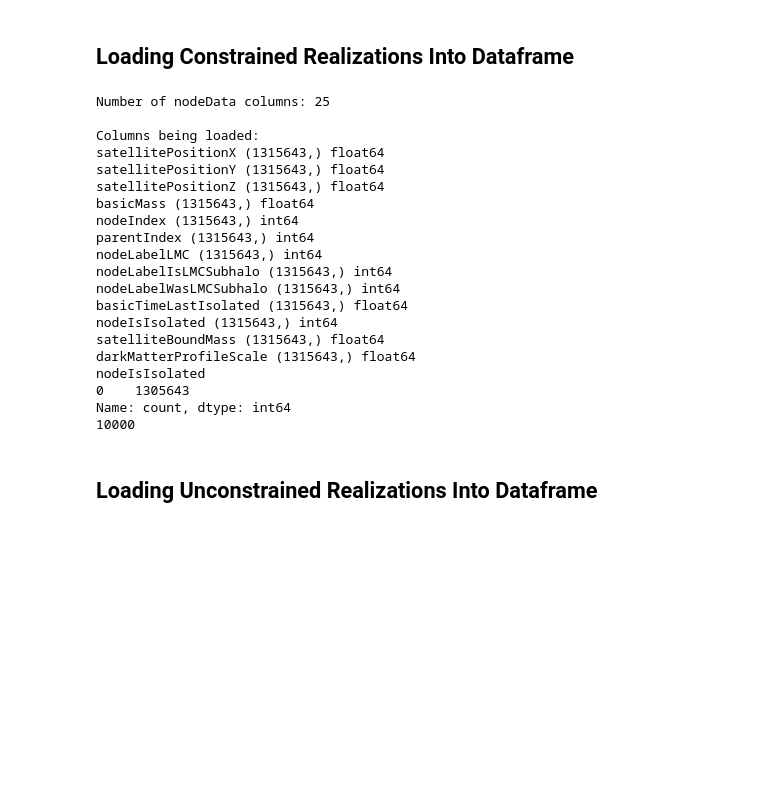
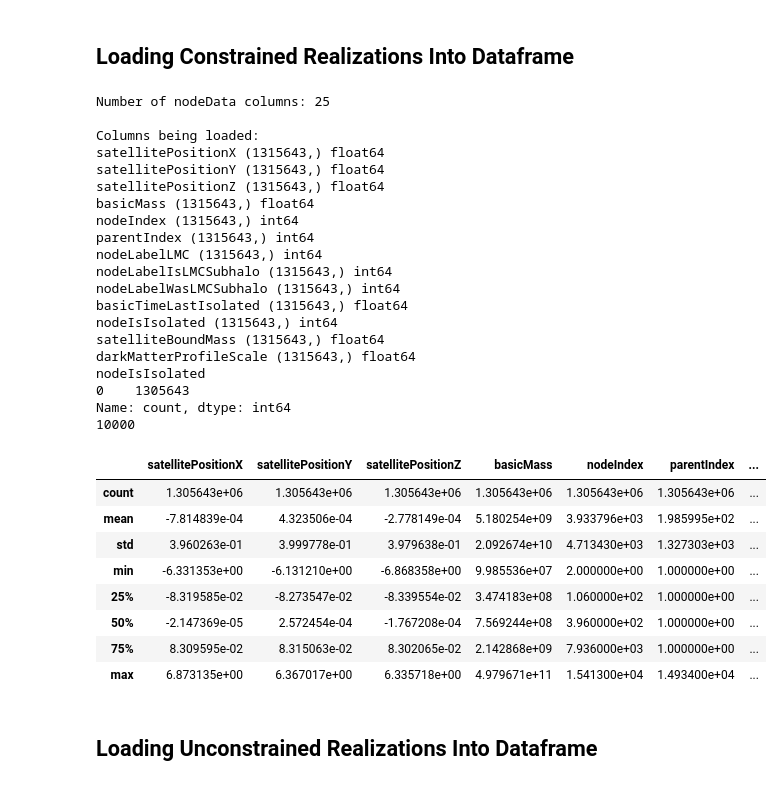
Before and after one commit to Sela-ssie/milkyway, a Jupyter notebook: subhalo_analysis.ipynb, the cells around one changed output. Cells and saved outputs as stored; diff of their text form; code cells hidden in the pictures; blank space fills up the shorter version.

```diff
--- a/subhalo_analysis.ipynb
+++ b/subhalo_analysis.ipynb
@@ -61,35 +61,43 @@ constrained_df["absolute_distance"] = np.linalg.norm(
     constrained_df[["satellitePositionX", "satellitePositionY", "satellitePositionZ"]].to_numpy(),
     axis=1
 )
 
 
 constrained_df = constrained_df[constrained_df["nodeIsIsolated"] != 1].reset_index(drop=True)
 
 print(constrained_df["nodeIsIsolated"].value_counts())
 print(constrained_df["tree_id"].max())
-# print(constrained_df["absolute_distance"].describe())
-# print(constrained_df.describe())
+constrained_df.describe()
 # %% [output]
 Number of nodeData columns: 25
 
 Columns being loaded:
 satellitePositionX (1315643,) float64
 satellitePositionY (1315643,) float64
 satellitePositionZ (1315643,) float64
 basicMass (1315643,) float64
 nodeIndex (1315643,) int64
 parentIndex (1315643,) int64
 nodeLabelLMC (1315643,) int64
 nodeLabelIsLMCSubhalo (1315643,) int64
 nodeLabelWasLMCSubhalo (1315643,) int64
 basicTimeLastIsolated (1315643,) float64
 nodeIsIsolated (1315643,) int64
 satelliteBoundMass (1315643,) float64
 darkMatterProfileScale (1315643,) float64
 nodeIsIsolated
 0    1305643
 Name: count, dtype: int64
 10000
+|  | satellitePositionX | satellitePositionY | satellitePositionZ | basicMass | nodeIndex | parentIndex | ... |
+| count | 1.305643e+06 | 1.305643e+06 | 1.305643e+06 | 1.305643e+06 | 1.305643e+06 | 1.305643e+06 | ... |
+| mean | -7.814839e-04 | 4.323506e-04 | -2.778149e-04 | 5.180254e+09 | 3.933796e+03 | 1.985995e+02 | ... |
+| std | 3.960263e-01 | 3.999778e-01 | 3.979638e-01 | 2.092674e+10 | 4.713430e+03 | 1.327303e+03 | ... |
+| min | -6.331353e+00 | -6.131210e+00 | -6.868358e+00 | 9.985536e+07 | 2.000000e+00 | 1.000000e+00 | ... |
+| 25% | -8.319585e-02 | -8.273547e-02 | -8.339554e-02 | 3.474183e+08 | 1.060000e+02 | 1.000000e+00 | ... |
+| 50% | -2.147369e-05 | 2.572454e-04 | -1.767208e-04 | 7.569244e+08 | 3.960000e+02 | 1.000000e+00 | ... |
+| 75% | 8.309595e-02 | 8.315063e-02 | 8.302065e-02 | 2.142868e+09 | 7.936000e+03 | 1.000000e+00 | ... |
+| max | 6.873135e+00 | 6.367017e+00 | 6.335718e+00 | 4.979671e+11 | 1.541300e+04 | 1.493400e+04 | ... |
 # %% [markdown]
 ## Loading Unconstrained Realizations Into Dataframe
 # %%
```
Also changed, not shown: parts of 10 cells of this notebook, 2 other files.
